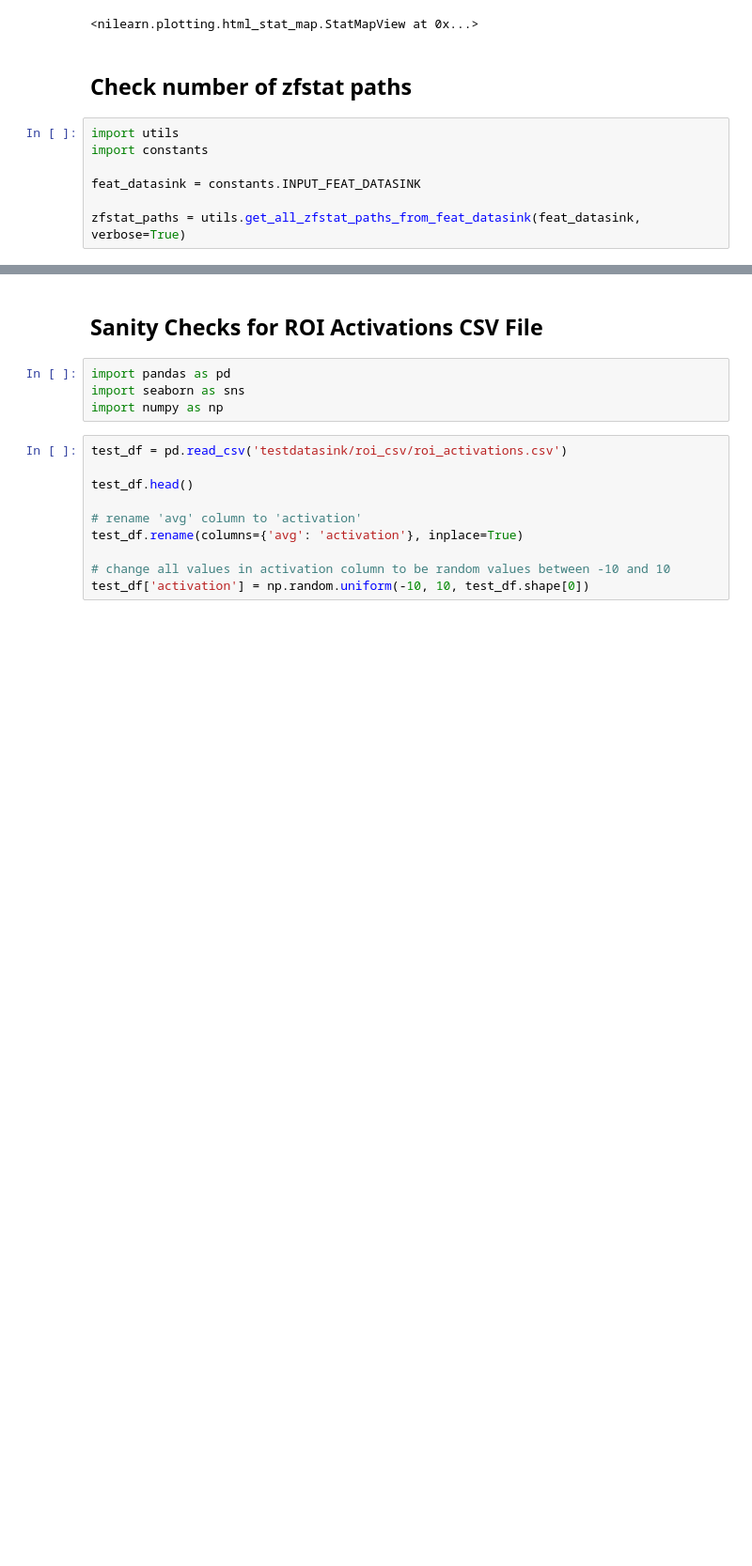
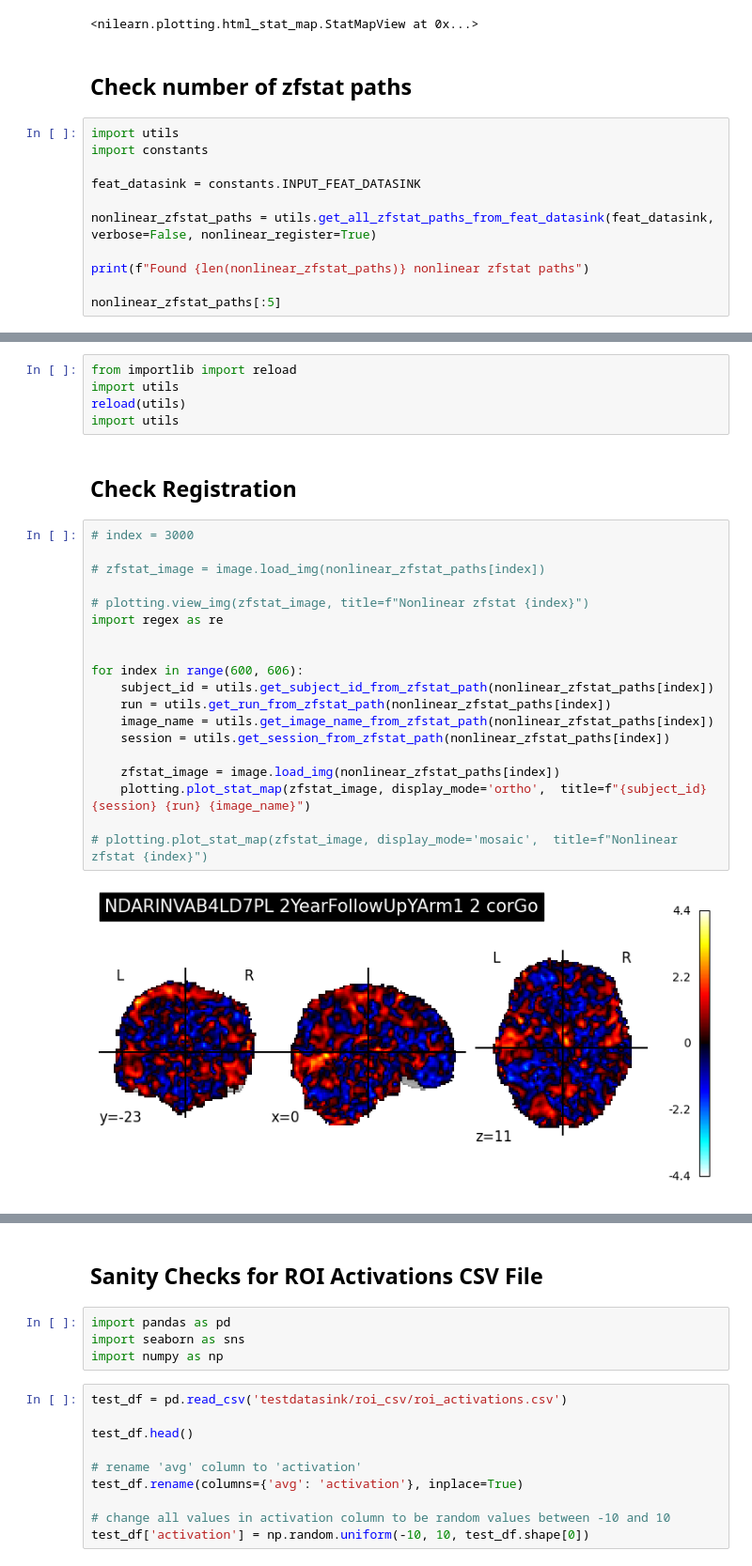
Before and after one commit to cnanlab/fmri-pipelines, a Jupyter notebook: roi/main.ipynb, the cells around one changed output, grey strips where cells are left out. Shown at 94% size. Cells and saved outputs as stored; diff of their text form; blank space fills up the shorter version.

Commit message:
function to process logs, working on sanity checks + adding FLIRT to workflow

```diff
--- a/roi/main.ipynb
+++ b/roi/main.ipynb
@@ -54,5 +54,9 @@ import constants
 
 feat_datasink = constants.INPUT_FEAT_DATASINK
 
-zfstat_paths = utils.get_all_zfstat_paths_from_feat_datasink(feat_datasink, verbose=True)
+nonlinear_zfstat_paths = utils.get_all_zfstat_paths_from_feat_datasink(feat_datasink, verbose=False, nonlinear_register=True)
+
+print(f"Found {len(nonlinear_zfstat_paths)} nonlinear zfstat paths")
+
+nonlinear_zfstat_paths[:5]
 # %% [output]
@@ -75,0 +94,28 @@ zfstat path /home/danielsuh/mountdir/daniel/feat-preprocess-datasink/2024-04-21_
+# %%
+from importlib import reload
+import utils
+reload(utils)
+import utils
+# %% [markdown]
+## Check Registration
+# %%
+# index = 3000
+
+# zfstat_image = image.load_img(nonlinear_zfstat_paths[index])
+
+# plotting.view_img(zfstat_image, title=f"Nonlinear zfstat {index}")
+import regex as re
+
+
+for index in range(600, 606):
+    subject_id = utils.get_subject_id_from_zfstat_path(nonlinear_zfstat_paths[index])
+    run = utils.get_run_from_zfstat_path(nonlinear_zfstat_paths[index])
+    image_name = utils.get_image_name_from_zfstat_path(nonlinear_zfstat_paths[index])
+    session = utils.get_session_from_zfstat_path(nonlinear_zfstat_paths[index])
+
+    zfstat_image = image.load_img(nonlinear_zfstat_paths[index])
+    plotting.plot_stat_map(zfstat_image, display_mode='ortho',  title=f"{subject_id} {session} {run} {image_name}")
+
+# plotting.plot_stat_map(zfstat_image, display_mode='mosaic',  title=f"Nonlinear zfstat {index}")
+# %% [output]
+[figure, added]
```
Also changed, not shown: parts of 9 cells of this notebook, 3 other files.
